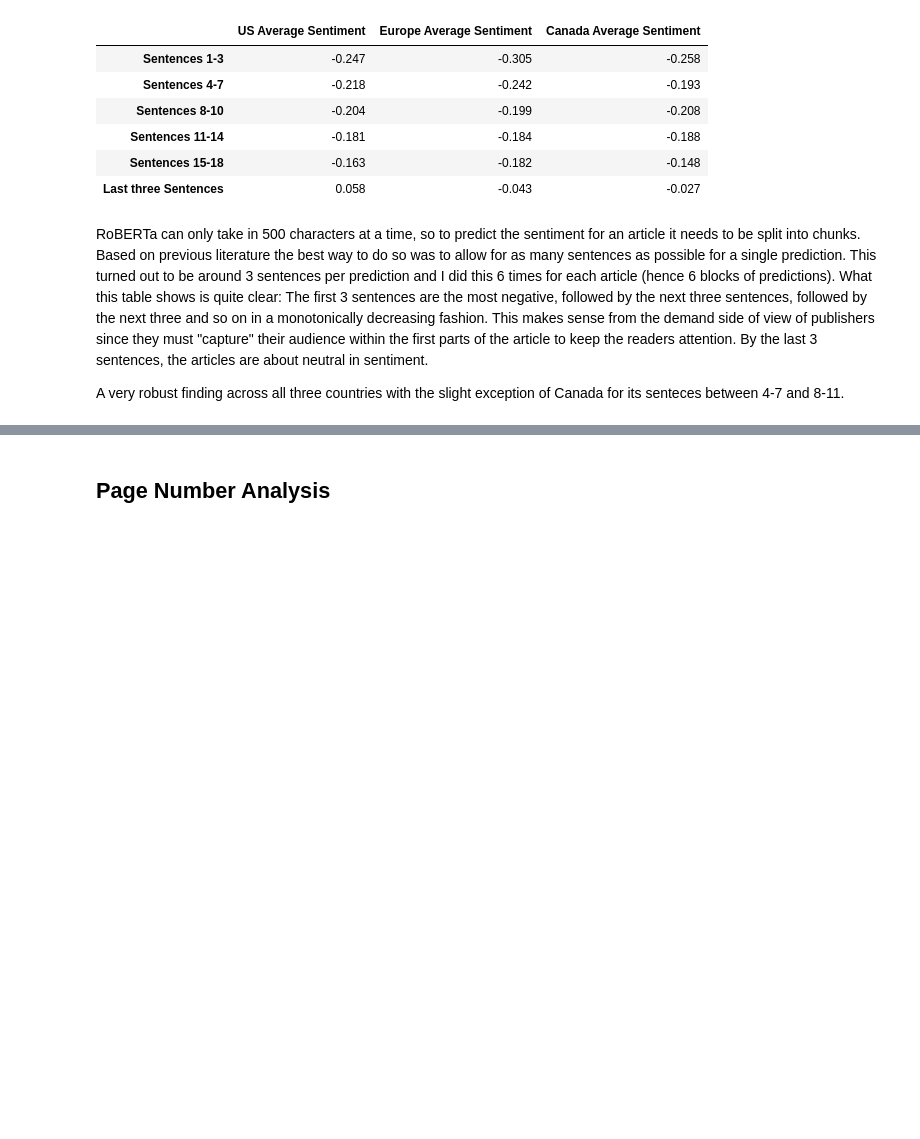
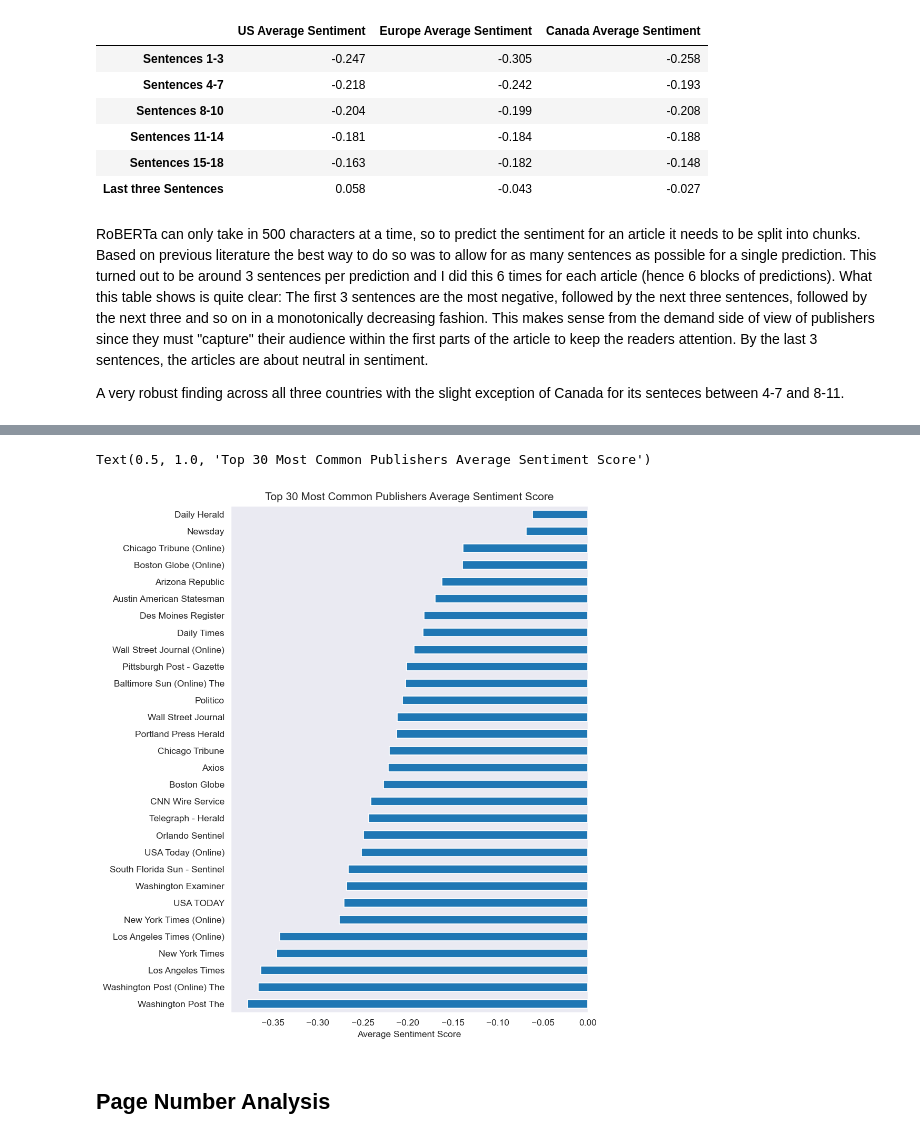
Before and after one commit to GabeNicholson/covid-news, a Jupyter notebook: covid_data_analysis.ipynb, the cells around one changed output, grey strips where cells are left out. Cells and saved outputs as stored; diff of their text form; code cells hidden in the pictures; blank space fills up the shorter version.

```diff
--- a/covid_data_analysis.ipynb
+++ b/covid_data_analysis.ipynb
@@ -117,3 +133,13 @@ avg_sentiment_per_block_df.plot.bar()
+# %%
+publisher_sentiment_per_article = relevant_publishers_df.groupby("article_id").agg({'prediction':'mean','publisher':'first'}).groupby('publisher')['prediction'].mean()
+plt.figure(dpi=125, figsize=(7,10))
+publisher_sentiment_per_article.sort_values().plot.barh()
+plt.xlabel('Average Sentiment Score')
+plt.ylabel('')
+plt.title('Top 30 Most Common Publishers Average Sentiment Score')
+# %% [output]
+Text(0.5, 1.0, 'Top 30 Most Common Publishers Average Sentiment Score')
+[figure, added]
 # %% [markdown]
 ## Page Number Analysis
 # %%
```
Also changed, not shown: parts of 9 cells of this notebook, 2 other files.
